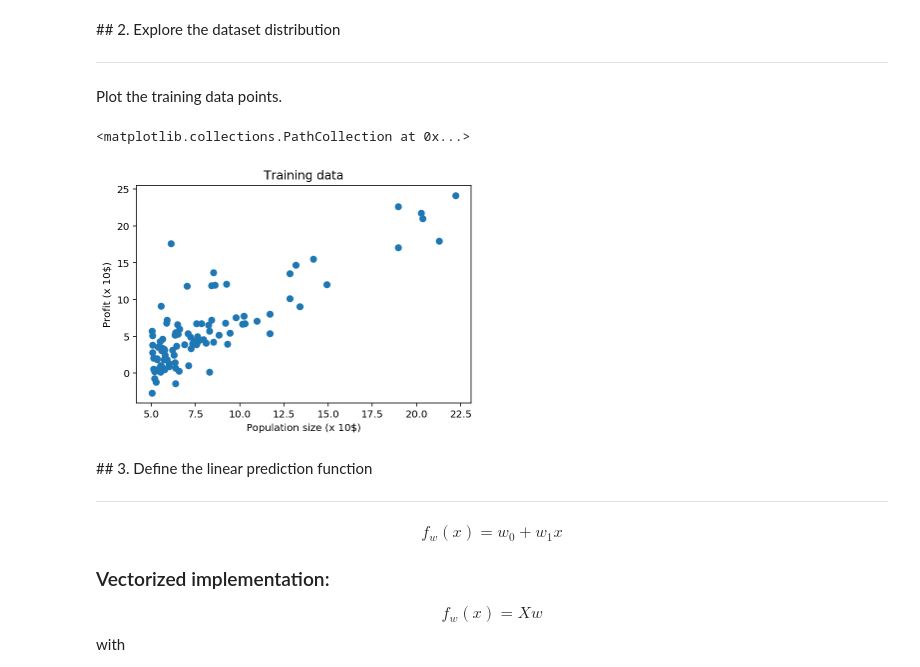
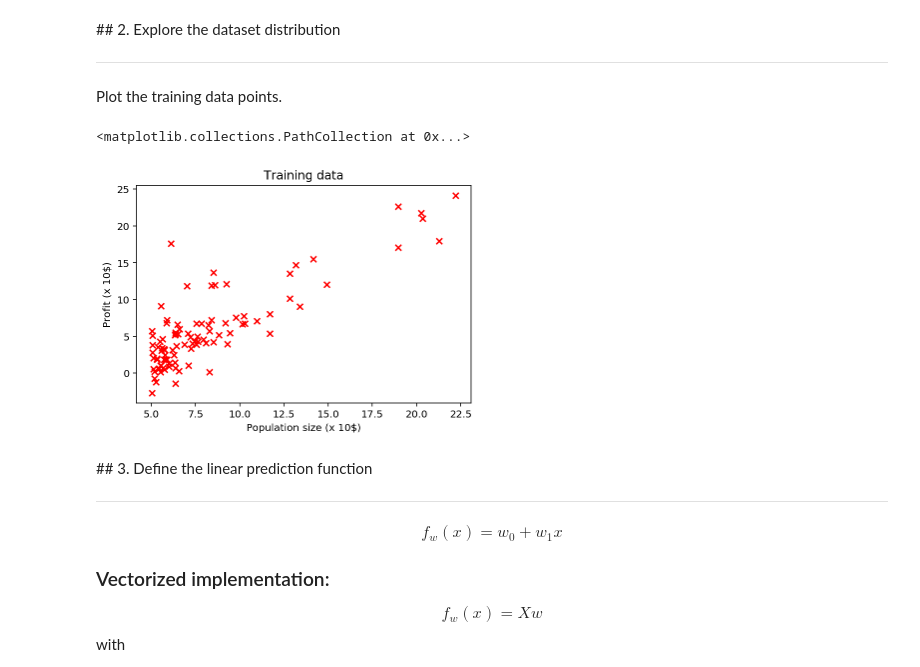
Before and after one commit to minjoong507/Machine-learning-project, a Jupyter notebook: 2week/assignment-02.ipynb, the cells around one changed output. Drawn from its saved outputs; the diff is of its cells as text; code cells hidden in the pictures.

```diff
--- a/2week/assignment-02.ipynb
+++ b/2week/assignment-02.ipynb
@@ -40,14 +40,14 @@ Plot the training data points.
 # %%
 x_train = data[:,0]
 y_train = data[:,1]
 
 plt.title('Training data')
 plt.xlabel('Population size (x 10$)')
 plt.ylabel('Profit (x 10$)')
-plt.scatter(x_train, y_train)
+plt.scatter(x_train, y_train, c = 'r', marker = 'x')
 # %% [output]
 <matplotlib.collections.PathCollection at 0x...>
-[figure, old version]
+[figure, new version]
 # %% [markdown]
 ## 3. Define the linear prediction function
 <hr>
```
Also changed, not shown: parts of 5 cells of this notebook.
